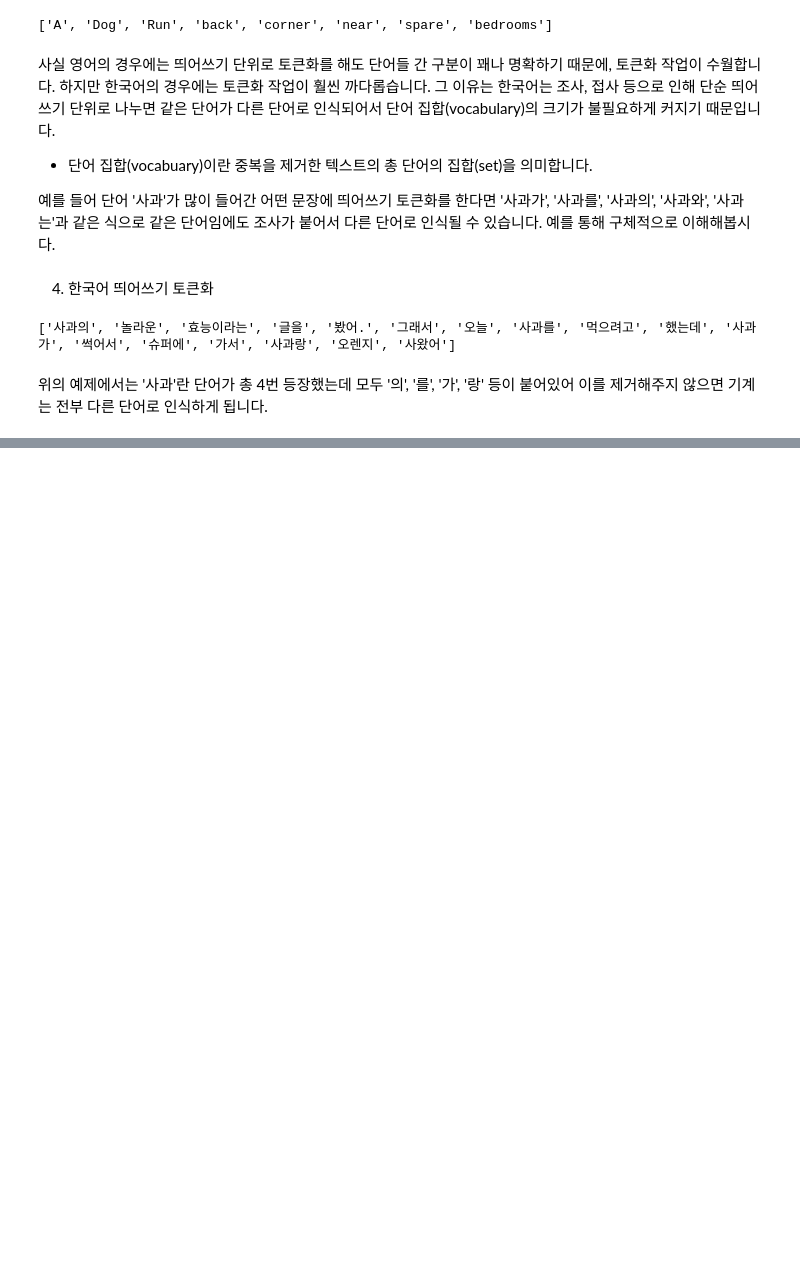
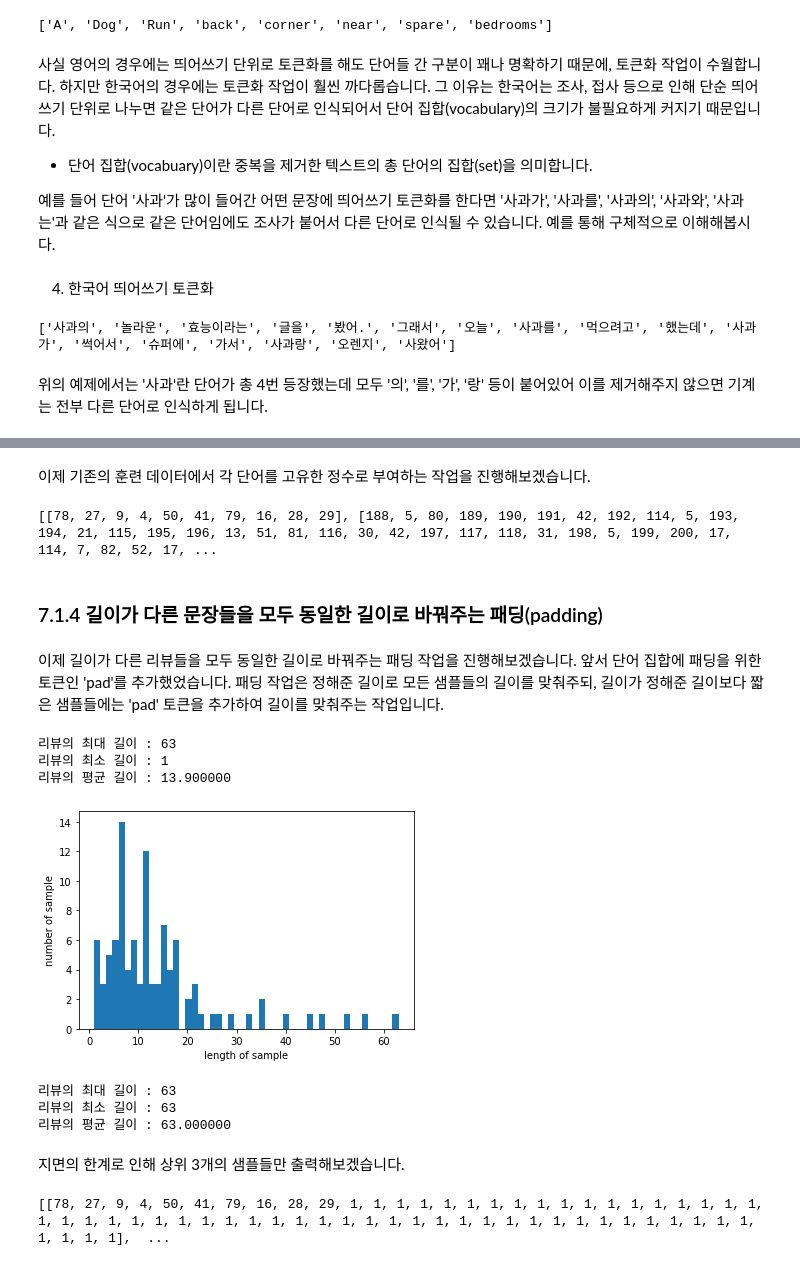
Before and after one commit to Namsik-Yoon/pytorch_basic, a Jupyter notebook: 7. 자연어 처리의 전처리.ipynb, the cells around one changed output, grey strips where cells are left out. Saved outputs shown, nothing was run; the diff lists cells and outputs as text; code cells hidden in the pictures; blank space fills up the shorter version.

```diff
--- a/7. 자연어 처리의 전처리.ipynb
+++ b/7. 자연어 처리의 전처리.ipynb
@@ -77,0 +209,3 @@ print(kor_text.split())
+# %%
+vocab = FreqDist(np.hstack(tokenized))
+print('단어 집합의 크기 : {}'.format(len(vocab)))
@@ -77,0 +222,5 @@ print(kor_text.split())
+# %%
+vocab_size = 500
+# 상위 vocab_size개의 단어만 보존
+vocab = vocab.most_common(vocab_size)
+print('단어 집합의 크기 : {}'.format(len(vocab)))
@@ -77,0 +235,39 @@ print(kor_text.split())
+# %%
+word_to_index = {word[0] : index + 2 for index, word in enumerate(vocab)}
+word_to_index['pad'] = 1
+word_to_index['unk'] = 0
+# %% [markdown]
+이제 기존의 훈련 데이터에서 각 단어를 고유한 정수로 부여하는 작업을 진행해보겠습니다.
+# %%
+encoded = []
+for line in tokenized: #입력 데이터에서 1줄씩 문장을 읽음
+    temp = []
+    for w in line: #각 줄에서 1개씩 글자를 읽음
+      try:
+        temp.append(word_to_index[w]) # 글자를 해당되는 정수로 변환
+      except KeyError: # 단어 집합에 없는 단어일 경우 unk로 대체된다.
+        temp.append(word_to_index['unk']) # unk의 인덱스로 변환
+
+    encoded.append(temp)
+# %%
+print(encoded[:10])
+# %% [output]
+[[78, 27, 9, 4, 50, 41, 79, 16, 28, 29], [188, 5, 80, 189, 190, 191, 42, 192, 114, 5, 193, 194, 21, 115, 195, 196, 13, 51, 81, 116, 30, 42, 197, 117, 118, 31, 198, 5, 199, 200, 17, 114, 7, 82, 52, 17, ...
+# %% [markdown]
+### 7.1.4 길이가 다른 문장들을 모두 동일한 길이로 바꿔주는 패딩(padding)
+# %% [markdown]
+이제 길이가 다른 리뷰들을 모두 동일한 길이로 바꿔주는 패딩 작업을 진행해보겠습니다. 앞서 단어 집합에 패딩을 위한 토큰인 'pad'를 추가했었습니다. 패딩 작업은 정해준 길이로 모든 샘플들의 길이를 맞춰주되, 길이가 정해준 길이보다 짧은 샘플들에는 'pad' 토큰을 추가하여 길이를 맞춰주는 작업입니다.
+# %%
+max_len = max(len(l) for l in encoded)
+print('리뷰의 최대 길이 : %d' % max_len)
+print('리뷰의 최소 길이 : %d' % min(len(l) for l in encoded))
+print('리뷰의 평균 길이 : %f' % (sum(map(len, encoded))/len(encoded)))
+plt.hist([len(s) for s in encoded], bins=50)
+plt.xlabel('length of sample')
+plt.ylabel('number of sample')
+plt.show()
+# %% [output]
+리뷰의 최대 길이 : 63
+리뷰의 최소 길이 : 1
+리뷰의 평균 길이 : 13.900000
+[figure, added]
@@ -77,0 +278,14 @@ print(kor_text.split())
+# %%
+print('리뷰의 최대 길이 : %d' % max(len(l) for l in encoded))
+print('리뷰의 최소 길이 : %d' % min(len(l) for l in encoded))
+print('리뷰의 평균 길이 : %f' % (sum(map(len, encoded))/len(encoded)))
+# %% [output]
+리뷰의 최대 길이 : 63
+리뷰의 최소 길이 : 63
+리뷰의 평균 길이 : 63.000000
+# %% [markdown]
+지면의 한계로 인해 상위 3개의 샘플들만 출력해보겠습니다.
+# %%
+print(encoded[:3])
+# %% [output]
+[[78, 27, 9, 4, 50, 41, 79, 16, 28, 29, 1, 1, 1, 1, 1, 1, 1, 1, 1, 1, 1, 1, 1, 1, 1, 1, 1, 1, 1, 1, 1, 1, 1, 1, 1, 1, 1, 1, 1, 1, 1, 1, 1, 1, 1, 1, 1, 1, 1, 1, 1, 1, 1, 1, 1, 1, 1, 1, 1, 1, 1, 1, 1],  ...
```
Also changed, not shown: parts of 142 cells of this notebook.
